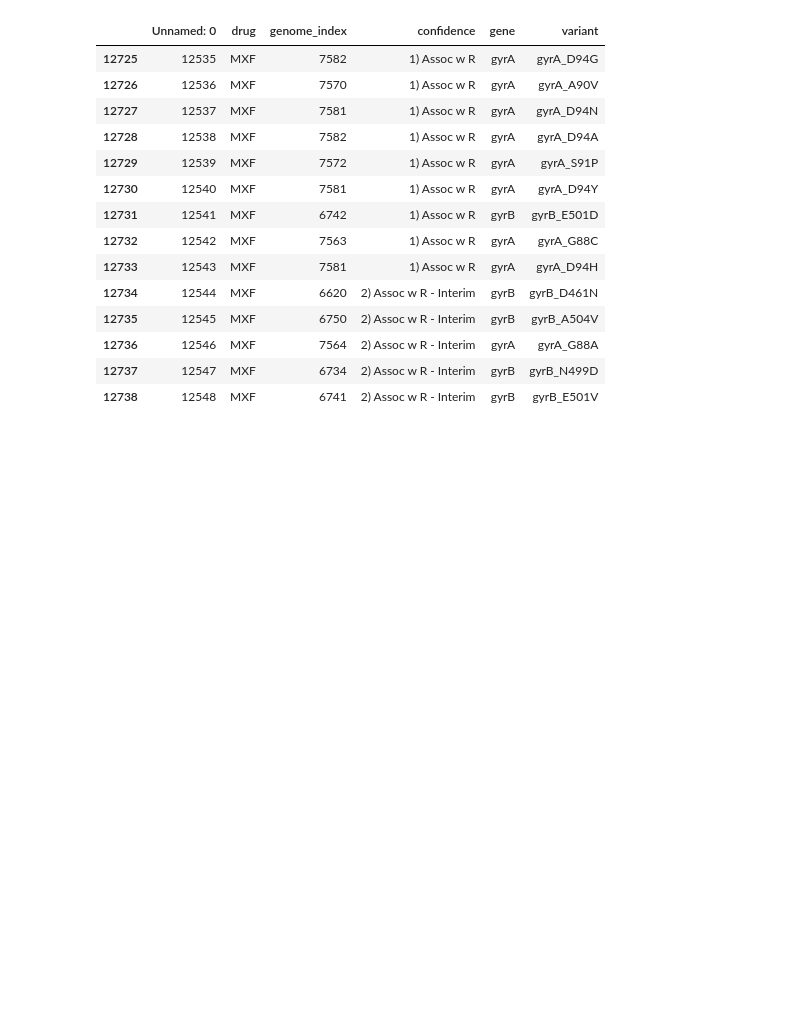
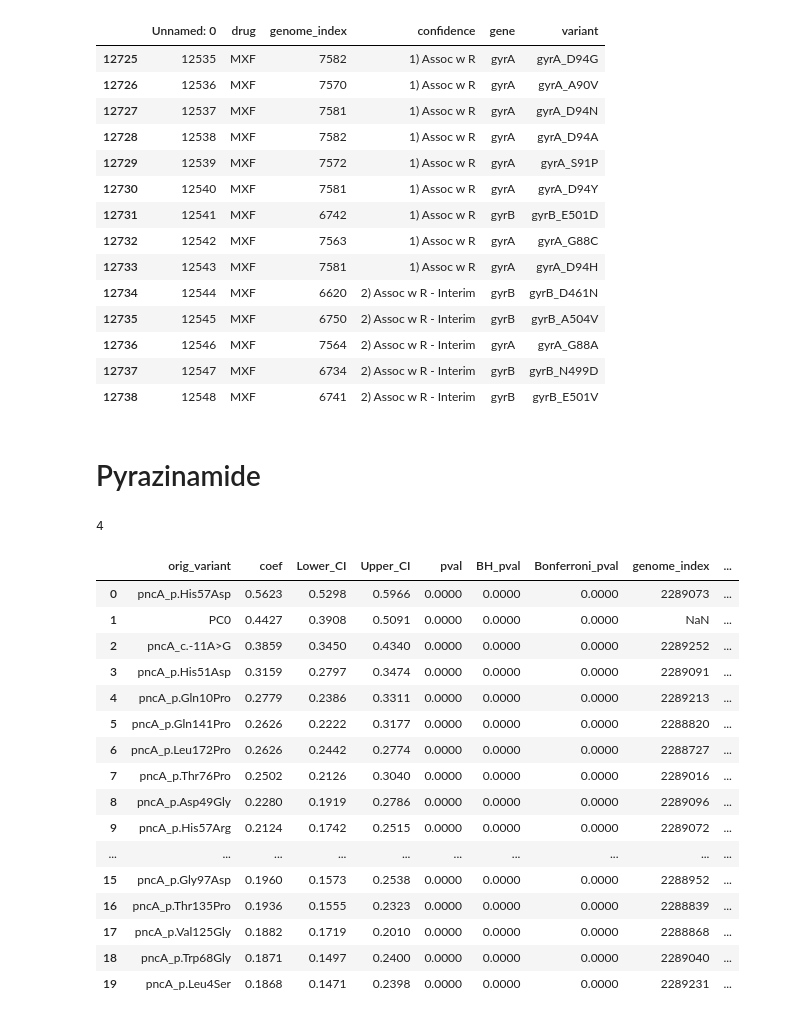
Before and after one commit to farhat-lab/who-analysis, a Jupyter notebook: analysis.ipynb, the cells around one changed output. Drawn from its saved outputs; the diff is of its cells as text; code cells hidden in the pictures; blank space fills up the shorter version.

```diff
--- a/analysis.ipynb
+++ b/analysis.ipynb
@@ -140,3 +140,32 @@ who_variants.loc[(who_variants.drug == 'MXF') & (who_variants.confidence.str.con
 | 12736 | 12546 | MXF | 7564 | 2) Assoc w R - Interim | gyrA | gyrA_G88A |
 | 12737 | 12547 | MXF | 6734 | 2) Assoc w R - Interim | gyrB | gyrB_N499D |
 | 12738 | 12548 | MXF | 6741 | 2) Assoc w R - Interim | gyrB | gyrB_E501V |
+# %% [markdown]
+# Pyrazinamide
+# %%
+pza_res = pd.read_pickle("/n/data1/hms/dbmi/farhat/ye12/who/analysis/Drugs/Pyrazinamide/tiers=1_drop_HET/model_analysis.pkl")
+
+# number of principal components with positive coefficients (OR > 1)
+print(len(pza_res.query("coef > 0").loc[pza_res.query("coef > 0").orig_variant.str.contains('PC')]))
+# %% [output]
+4
+# %%
+pza_res.head(20)
+# %% [output]
+|  | orig_variant | coef | Lower_CI | Upper_CI | pval | BH_pval | Bonferroni_pval | genome_index | ... |
+| 0 | pncA_p.His57Asp | 0.5623 | 0.5298 | 0.5966 | 0.0000 | 0.0000 | 0.0000 | 2289073 | ... |
+| 1 | PC0 | 0.4427 | 0.3908 | 0.5091 | 0.0000 | 0.0000 | 0.0000 | NaN | ... |
+| 2 | pncA_c.-11A>G | 0.3859 | 0.3450 | 0.4340 | 0.0000 | 0.0000 | 0.0000 | 2289252 | ... |
+| 3 | pncA_p.His51Asp | 0.3159 | 0.2797 | 0.3474 | 0.0000 | 0.0000 | 0.0000 | 2289091 | ... |
+| 4 | pncA_p.Gln10Pro | 0.2779 | 0.2386 | 0.3311 | 0.0000 | 0.0000 | 0.0000 | 2289213 | ... |
+| 5 | pncA_p.Gln141Pro | 0.2626 | 0.2222 | 0.3177 | 0.0000 | 0.0000 | 0.0000 | 2288820 | ... |
+| 6 | pncA_p.Leu172Pro | 0.2626 | 0.2442 | 0.2774 | 0.0000 | 0.0000 | 0.0000 | 2288727 | ... |
+| 7 | pncA_p.Thr76Pro | 0.2502 | 0.2126 | 0.3040 | 0.0000 | 0.0000 | 0.0000 | 2289016 | ... |
+| 8 | pncA_p.Asp49Gly | 0.2280 | 0.1919 | 0.2786 | 0.0000 | 0.0000 | 0.0000 | 2289096 | ... |
+| 9 | pncA_p.His57Arg | 0.2124 | 0.1742 | 0.2515 | 0.0000 | 0.0000 | 0.0000 | 2289072 | ... |
+| ... | ... | ... | ... | ... | ... | ... | ... | ... | ... |
+| 15 | pncA_p.Gly97Asp | 0.1960 | 0.1573 | 0.2538 | 0.0000 | 0.0000 | 0.0000 | 2288952 | ... |
+| 16 | pncA_p.Thr135Pro | 0.1936 | 0.1555 | 0.2323 | 0.0000 | 0.0000 | 0.0000 | 2288839 | ... |
+| 17 | pncA_p.Val125Gly | 0.1882 | 0.1719 | 0.2010 | 0.0000 | 0.0000 | 0.0000 | 2288868 | ... |
+| 18 | pncA_p.Trp68Gly | 0.1871 | 0.1497 | 0.2400 | 0.0000 | 0.0000 | 0.0000 | 2289040 | ... |
+| 19 | pncA_p.Leu4Ser | 0.1868 | 0.1471 | 0.2398 | 0.0000 | 0.0000 | 0.0000 | 2289231 | ... |
```
Also changed, not shown: parts of 1 cell of this notebook, 2 other files.
